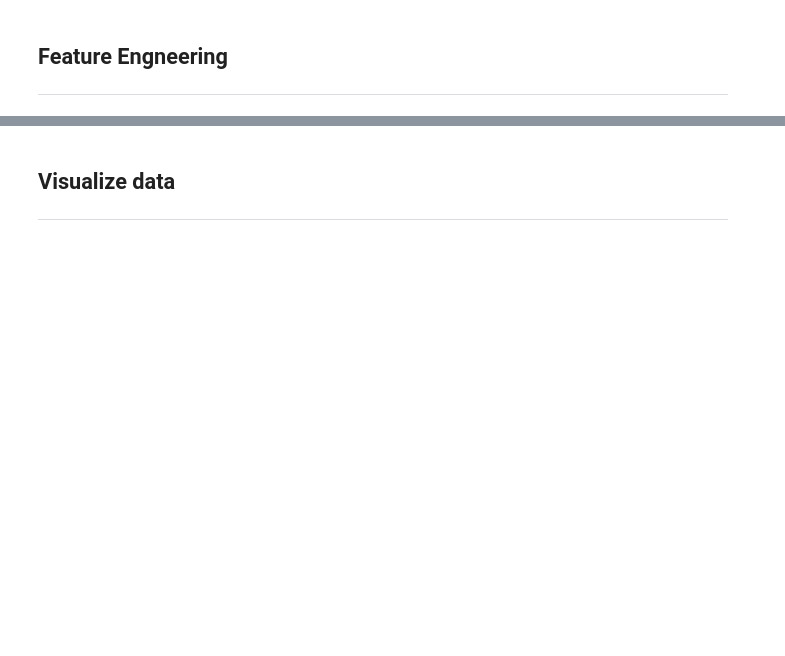
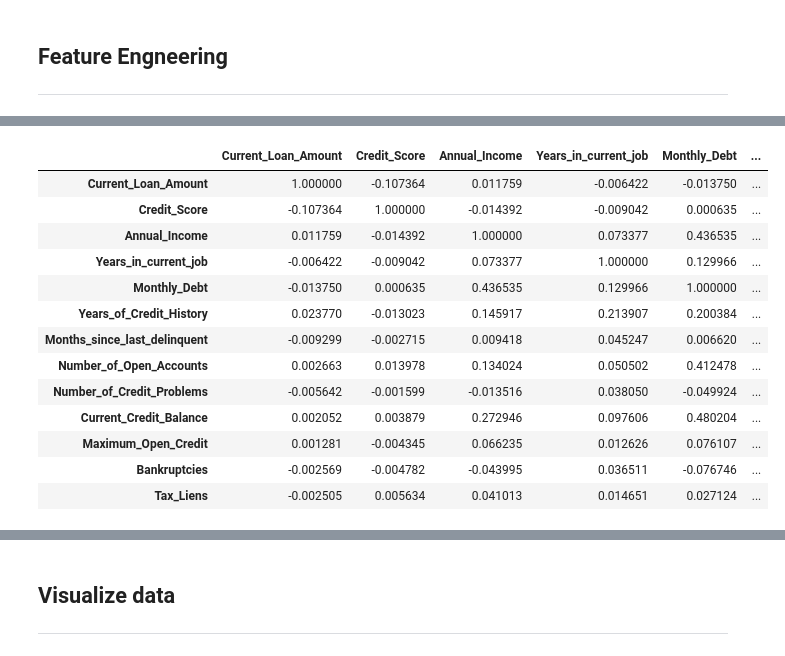
Before and after one commit to iamal95/Bank-Loan-classification, a Jupyter notebook: Code/Bank-Loan-classification.ipynb, the cells around one changed output, grey strips where cells are left out. Cells and saved outputs as stored; diff of their text form; code cells hidden in the pictures; blank space fills up the shorter version.

```diff
--- a/Code/Bank-Loan-classification.ipynb
+++ b/Code/Bank-Loan-classification.ipynb
@@ -255,0 +329,7 @@ Duplicate in test : 403
+# %%
+#df_train
+df_train.Purpose = df_train.Purpose.str.replace('other','Other')
+#df_val
+df_val.Purpose = df_val.Purpose.str.replace('other','Other')
+#df_test
+df_test.Purpose = df_test.Purpose.str.replace('other','Other')
@@ -394,27 +500,27 @@ df_train[df_train['Loan_ID'] == 'a2598c9b-5c6d-42e5-a08c-84d60101126c']
 | 22336 | a2598c9b-5c6d-42e5-a08c-84d60101126c | 7f652fdd-6b61-4547-8896-f0c72e613b88 | 222200.0 | Short Term | NaN | NaN | 7 years | ... |
 | 70926 | a2598c9b-5c6d-42e5-a08c-84d60101126c | 7f652fdd-6b61-4547-8896-f0c72e613b88 | 222200.0 | Short Term | 720.0 | 767600.0 | 7 years | ... |
 # %%
-# fill Loan_Status nulls with '' to apply conditon to remove the duplicate in Loan_ID
+# # fill Loan_Status nulls with '' to apply conditon to remove the duplicate in Loan_ID
 
-# for train
-df_train['Loan_Status'] = df_train['Loan_Status'].fillna('')
+# # for train
+# df_train['Loan_Status'] = df_train['Loan_Status'].fillna('')
 
-# for val
-df_val['Loan_Status'] = df_val['Loan_Status'].fillna('')
+# # for val
+# df_val['Loan_Status'] = df_val['Loan_Status'].fillna('')
 
-# for test
-df_test['Loan_Status'] = df_test['Loan_Status'].fillna('')
+# # for test
+# df_test['Loan_Status'] = df_test['Loan_Status'].fillna('')
 # %%
-# drop duplicate in Loan_ID and Loan_Status = 0
+# # drop duplicate in Loan_ID and Loan_Status = 0
 
-# for train
-df_train = df_train[~(df_train.Loan_ID.duplicated() & (df_train['Loan_Status'] == ''))]
+# # for train
+# df_train = df_train[~(df_train.Loan_ID.duplicated() & (df_train['Loan_Status'] == ''))]
 
-# for val
-df_val = df_val[~(df_val.Loan_ID.duplicated() & (df_val['Loan_Status'] == ''))]
+# # for val
+# df_val = df_val[~(df_val.Loan_ID.duplicated() & (df_val['Loan_Status'] == ''))]
 
-# for test
-df_test = df_test[~(df_test.Loan_ID.duplicated() & (df_test['Loan_Status'] == ''))]
+# # for test
+# df_test = df_test[~(df_test.Loan_ID.duplicated() & (df_test['Loan_Status'] == ''))]
 # %%
 df_train[df_train['Loan_ID'] == 'a2598c9b-5c6d-42e5-a08c-84d60101126c']
 # %% [output]
@@ -816,6 +945,23 @@ Index(['Current_Loan_Amount', 'Credit_Score', 'Annual_Income',
        'Purpose_vacation', 'Purpose_wedding', 'Loan_Status_Charged Off',
        'Loan_Status_Fully Paid'],
       dtype='object')
+# %%
+df_train.corr()
+# %% [output]
+|  | Current_Loan_Amount | Credit_Score | Annual_Income | Years_in_current_job | Monthly_Debt | ... |
+| Current_Loan_Amount | 1.000000 | -0.107364 | 0.011759 | -0.006422 | -0.013750 | ... |
+| Credit_Score | -0.107364 | 1.000000 | -0.014392 | -0.009042 | 0.000635 | ... |
+| Annual_Income | 0.011759 | -0.014392 | 1.000000 | 0.073377 | 0.436535 | ... |
+| Years_in_current_job | -0.006422 | -0.009042 | 0.073377 | 1.000000 | 0.129966 | ... |
+| Monthly_Debt | -0.013750 | 0.000635 | 0.436535 | 0.129966 | 1.000000 | ... |
+| Years_of_Credit_History | 0.023770 | -0.013023 | 0.145917 | 0.213907 | 0.200384 | ... |
+| Months_since_last_delinquent | -0.009299 | -0.002715 | 0.009418 | 0.045247 | 0.006620 | ... |
+| Number_of_Open_Accounts | 0.002663 | 0.013978 | 0.134024 | 0.050502 | 0.412478 | ... |
+| Number_of_Credit_Problems | -0.005642 | -0.001599 | -0.013516 | 0.038050 | -0.049924 | ... |
+| Current_Credit_Balance | 0.002052 | 0.003879 | 0.272946 | 0.097606 | 0.480204 | ... |
+| Maximum_Open_Credit | 0.001281 | -0.004345 | 0.066235 | 0.012626 | 0.076107 | ... |
+| Bankruptcies | -0.002569 | -0.004782 | -0.043995 | 0.036511 | -0.076746 | ... |
+| Tax_Liens | -0.002505 | 0.005634 | 0.041013 | 0.014651 | 0.027124 | ... |
 # %%
 plt.figure(figsize=(10,8))
 
```
Also changed, not shown: parts of 13 cells of this notebook.
